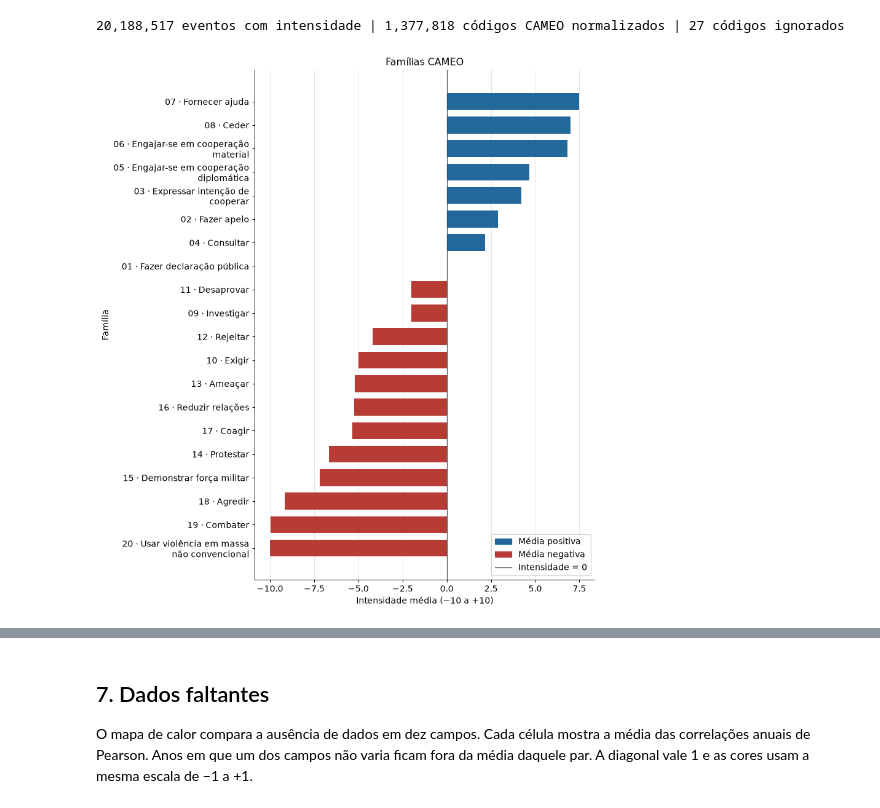
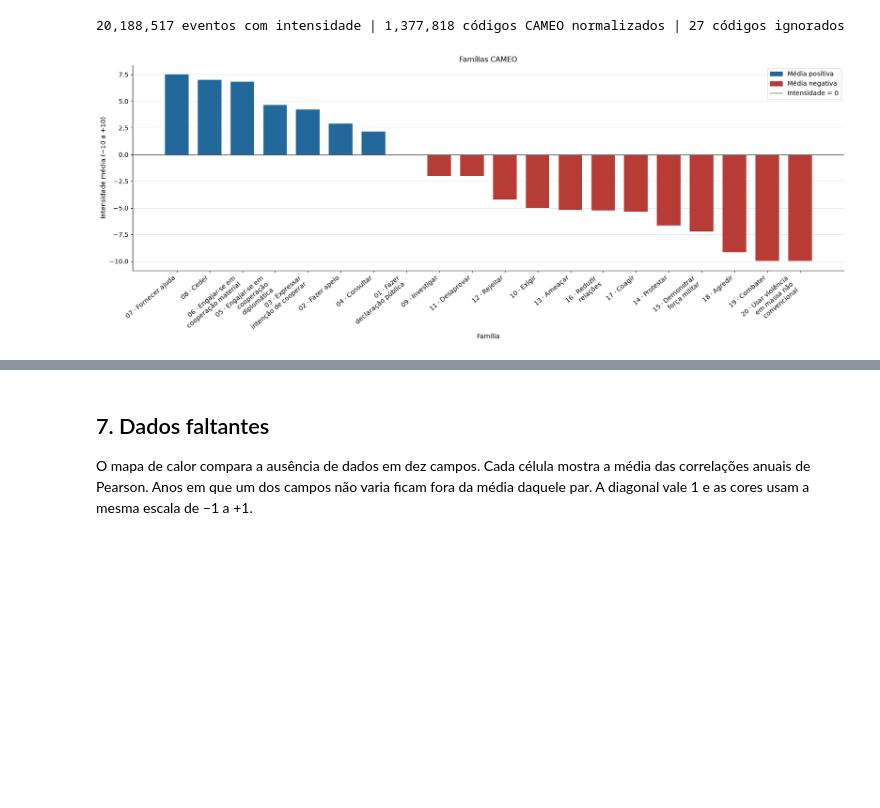
Before and after one commit to eduaab/projeto-grafos, a Jupyter notebook: data/dataset_parte2/Parte2_ICEWS.ipynb, the cells around one changed output, grey strips where cells are left out. Cells and saved outputs as stored; diff of their text form; code cells hidden in the pictures; blank space fills up the shorter version.

```diff
--- a/data/dataset_parte2/Parte2_ICEWS.ipynb
+++ b/data/dataset_parte2/Parte2_ICEWS.ipynb
@@ -756,6 +756,7 @@ def preparar_intensidades(pasta_raw):
     setores = {}
     veiculos = {}
     locais = {}
+    paises_evento = {}
 
     total = 0
     normalizados = 0
@@ -845,6 +846,9 @@ def preparar_intensidades(pasta_raw):
                     contexto = tipo_localizacao(origem, destino, local)
                     acumular(locais, contexto, intensidade)
 
+                    if local:
+                        acumular(paises_evento, local, intensidade)
+
     resumo_cameo = []
 
     for familia, nome in NOMES_FAMILIAS.items():
@@ -865,6 +869,7 @@ def preparar_intensidades(pasta_raw):
         "setor": medias_por_frequencia(setores, "setor"),
         "veiculo": medias_por_frequencia(veiculos, "veiculo"),
         "localizacao": medias_por_frequencia(locais, "tipo_localizacao"),
+        "paises_evento": paises_evento,
     }
     print(f"{total:,} eventos com intensidade | {normalizados:,} códigos CAMEO normalizados | "
           f"{invalidos:,} códigos ignorados")
@@ -903,37 +908,54 @@ def barras_intensidade(ax, dados, titulo, eixo, largura=30, limites=None):
     grade(ax, "x")
 
 
 def legenda_intensidade():
     return [
         Patch(color=AZUL, label="Média positiva"),
         Patch(color=VERMELHO, label="Média negativa"),
         Line2D([], [], color=NEUTRO, linewidth=1, label="Intensidade = 0"),
     ]
 
 
 def series_intensidade(dados, chave, nomes):
     series = []
     for item in dados:
         categoria = item[chave]
         rotulo = nomes.get(categoria, categoria)
         media = float(item["media_intensidade"])
         series.append((rotulo, media))
 
     return series
 
 
+def barras_intensidade_verticais(ax, dados, titulo, eixo, largura=20):
+    ordenado = sorted(dados, key=media_da_categoria, reverse=True)
+    rotulos = [
+        textwrap.fill(rotulo, largura, break_long_words=False)
+        for rotulo, _ in ordenado
+    ]
+    valores = [valor for _, valor in ordenado]
+    cores = [AZUL if valor >= 0 else VERMELHO for valor in valores]
+    posicoes = range(len(valores))
+
+    ax.bar(posicoes, valores, color=cores, width=0.72)
+    ax.set_xticks(posicoes, rotulos, rotation=40, ha="right")
+    ax.axhline(0, color=NEUTRO, linewidth=1)
+    ax.set(title=titulo, xlabel=eixo, ylabel="Intensidade média (−10 a +10)")
+    grade(ax, "y")
+    ax.legend(handles=legenda_intensidade(), loc="best")
+
+
 cameo = []
 for item in intensidades["cameo"]:
     rotulo = f'{item["familia"]} · {item["nome_familia"]}'
     media = float(item["media_intensidade"])
     cameo.append((rotulo, media))
 
-fig, ax = plt.subplots(figsize=(9, 10), layout="constrained")
-barras_intensidade(ax, cameo, "Famílias CAMEO", "Família", largura=29)
-ax.legend(handles=legenda_intensidade(), loc="lower right")
+fig, ax = plt.subplots(figsize=(18.2, 7), layout="constrained")
+barras_intensidade_verticais(ax, cameo, "Famílias CAMEO", "Família")
 mostrar(fig, "avd_exp4_cameo")
 # %% [output]
-[figure, old version]
+[figure, new version]
 # %%
 setores_frequentes = intensidades["setor"][:15]
 setores = series_intensidade(setores_frequentes, "setor", SETORES)
```
Also changed, not shown: parts of 5 cells of this notebook, 8 other files.
